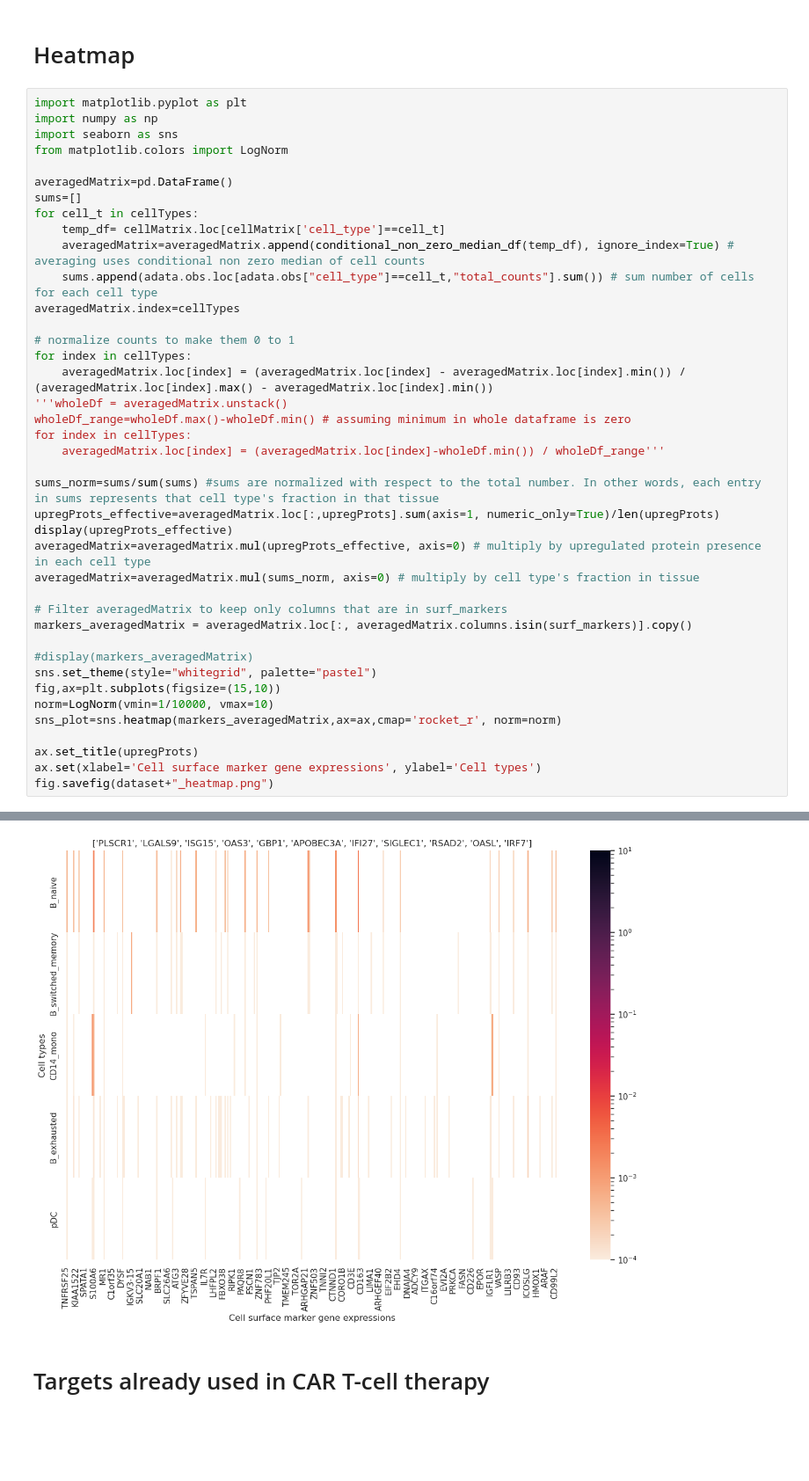
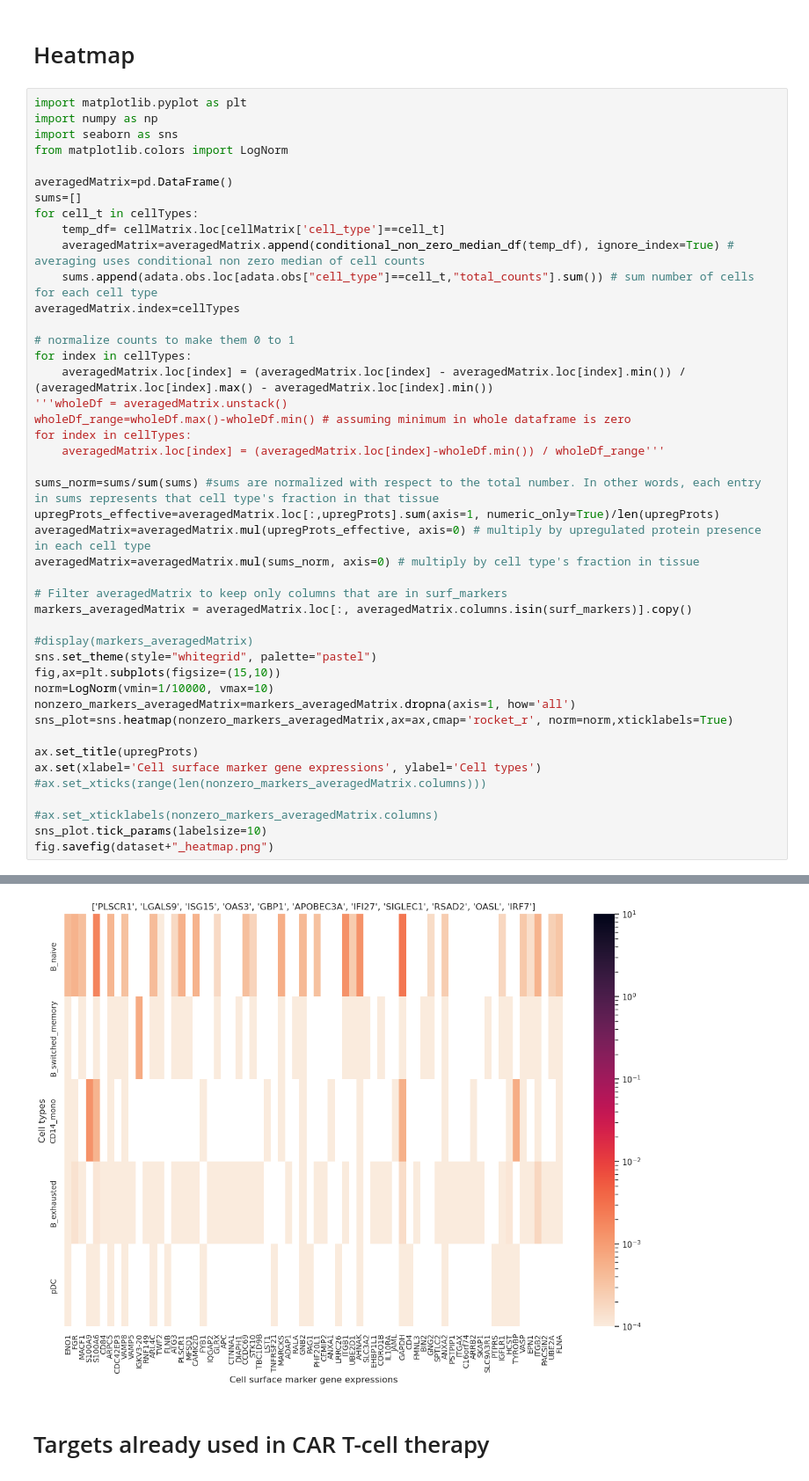
Before and after one commit to Norange01/scRNA-seq_Analysis, a Jupyter notebook: CAR T-Cell Therapy Target Assessment.ipynb, the cells around one changed output, grey strips where cells are left out. Shown at 88% size. Saved outputs shown, nothing was run; the diff lists cells and outputs as text; blank space fills up the shorter version.

```diff
--- a/CAR T-Cell Therapy Target Assessment.ipynb
+++ b/CAR T-Cell Therapy Target Assessment.ipynb
@@ -515,7 +515,6 @@ for index in cellTypes:
 
 sums_norm=sums/sum(sums) #sums are normalized with respect to the total number. In other words, each entry in sums represents that cell type's fraction in that tissue
 upregProts_effective=averagedMatrix.loc[:,upregProts].sum(axis=1, numeric_only=True)/len(upregProts)
-display(upregProts_effective)
 averagedMatrix=averagedMatrix.mul(upregProts_effective, axis=0) # multiply by upregulated protein presence in each cell type
 averagedMatrix=averagedMatrix.mul(sums_norm, axis=0) # multiply by cell type's fraction in tissue
 
@@ -526,9 +525,14 @@ markers_averagedMatrix = averagedMatrix.loc[:, averagedMatrix.columns.isin(surf_
 sns.set_theme(style="whitegrid", palette="pastel")
 fig,ax=plt.subplots(figsize=(15,10))
 norm=LogNorm(vmin=1/10000, vmax=10)
-sns_plot=sns.heatmap(markers_averagedMatrix,ax=ax,cmap='rocket_r', norm=norm)
+nonzero_markers_averagedMatrix=markers_averagedMatrix.dropna(axis=1, how='all')
+sns_plot=sns.heatmap(nonzero_markers_averagedMatrix,ax=ax,cmap='rocket_r', norm=norm,xticklabels=True)
 
 ax.set_title(upregProts)
 ax.set(xlabel='Cell surface marker gene expressions', ylabel='Cell types')
+#ax.set_xticks(range(len(nonzero_markers_averagedMatrix.columns)))
+
+#ax.set_xticklabels(nonzero_markers_averagedMatrix.columns)
+sns_plot.tick_params(labelsize=10)
 fig.savefig(dataset+"_heatmap.png")
 # %% [output]
@@ -541,4 +539,4 @@ dtype: float64
-[figure, old version]
+[figure, new version]
 # %% [markdown]
 # Targets already used in CAR T-cell therapy
 # %%
```
Also changed, not shown: parts of 3 cells of this notebook.
